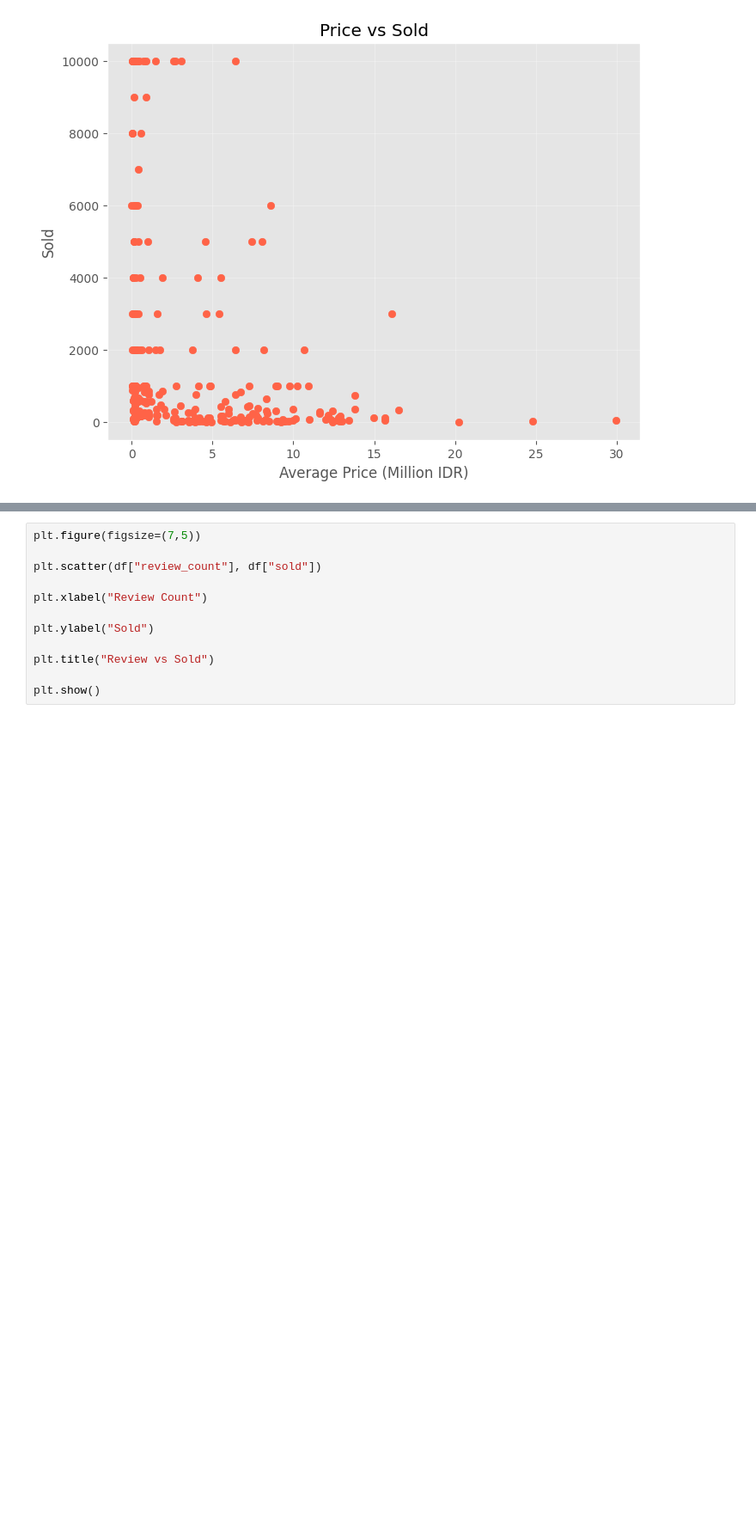
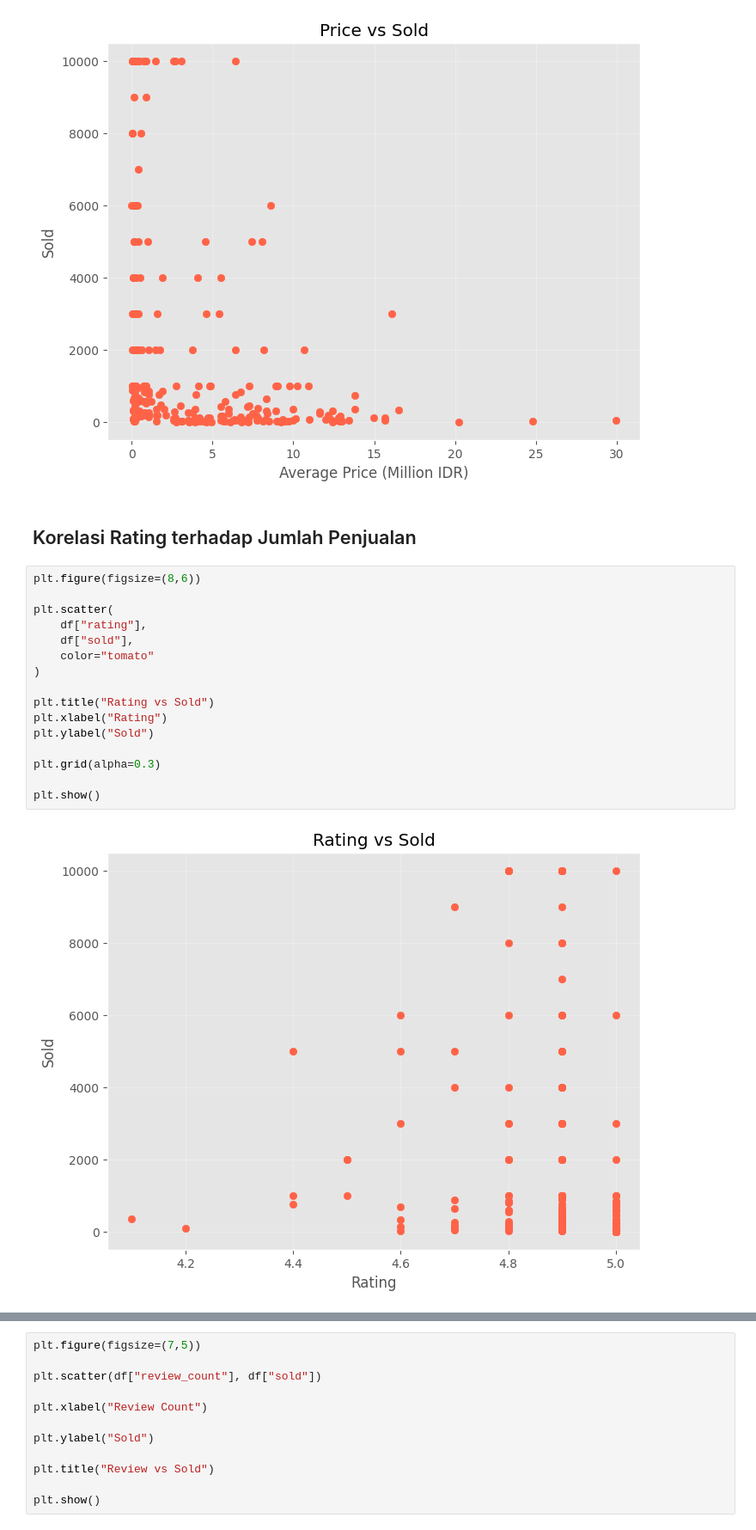
Before and after one commit to walsptr/tugas_ds, a Jupyter notebook: notebooks/03_correlation.ipynb, the cells around one changed output, grey strips where cells are left out. Shown at 86% size. Cells and saved outputs as stored; diff of their text form; blank space fills up the shorter version.

Commit message:
add rating vs sold

```diff
--- a/notebooks/03_correlation.ipynb
+++ b/notebooks/03_correlation.ipynb
@@ -174,4 +174,24 @@ plt.grid(True, alpha=0.3)
 plt.show()
 # %% [output]
 [figure]
+# %% [markdown]
+## Korelasi Rating terhadap Jumlah Penjualan
+# %%
+plt.figure(figsize=(8,6))
+
+plt.scatter(
+    df["rating"],
+    df["sold"],
+    color="tomato"
+)
+
+plt.title("Rating vs Sold")
+plt.xlabel("Rating")
+plt.ylabel("Sold")
+
+plt.grid(alpha=0.3)
+
+plt.show()
+# %% [output]
+[figure, added]
 # %% [markdown]
```
Also changed, not shown: parts of 3 cells of this notebook.
